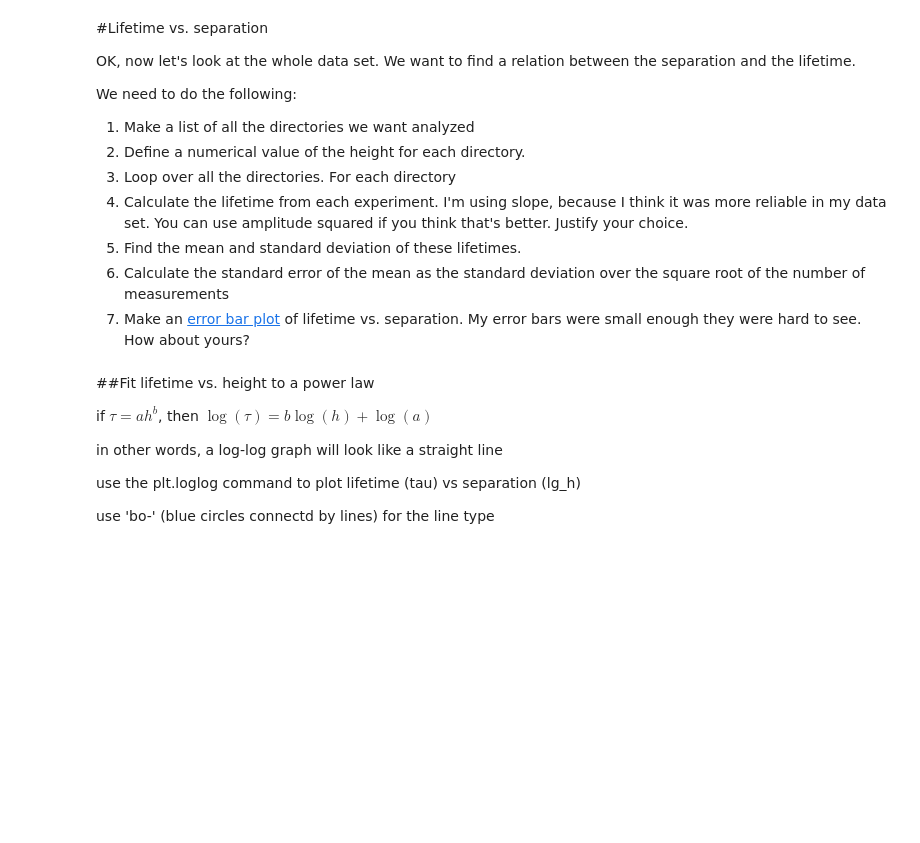
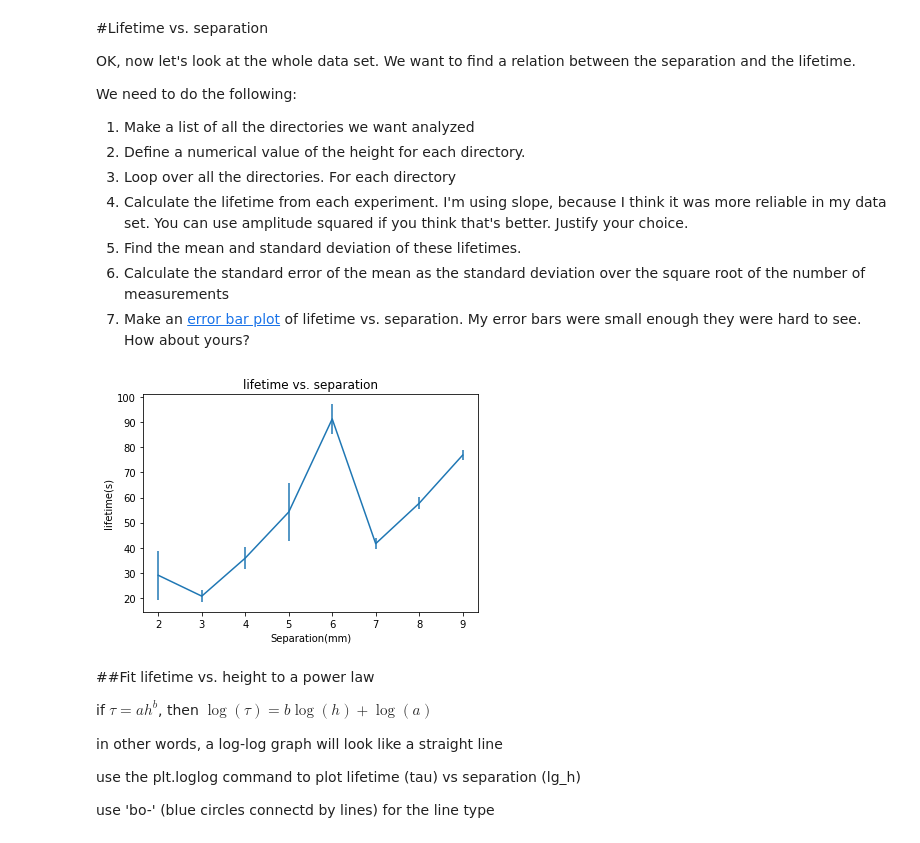
Before and after one commit to NYUExperimentalPhysics1-2021/labanalysis2-k1arac, a Jupyter notebook: Copy_of_LabAnalysis2.ipynb, the cells around one changed output. Saved outputs shown, nothing was run; the diff lists cells and outputs as text; code cells hidden in the pictures; blank space fills up the shorter version.

```diff
--- a/Copy_of_LabAnalysis2.ipynb
+++ b/Copy_of_LabAnalysis2.ipynb
@@ -318,39 +318,46 @@ We need to do the following:
   1. Calculate the standard error of the mean as the standard deviation over the square root of the number of measurements
 1. Make an [error bar plot](https://physics.nyu.edu/pine/pymanual/html/chap5/chap5_plot.html#error-bars) of lifetime vs. separation. My error bars were small enough they were hard to see. How about yours?
 # %%
-lg_dir = ("2mm", "3 mm", "4 mm", "5 mm", "6 mm", "7 mm", "8 mm", "9 mm") #replace with your directory names
+lg_dir = ("Que Chombo Large Bob 2mm", "Que Chombo Large Bob 3mm", "QUe Chombo Large Bob 4mm", "Que Chombo Large Bob 5mm", "Que Chombo Large Bob 6mm", "Que Chombo Large Bob 7mm", "Que Chombo Large Bob 8mm", "Que Chombo Large Bob 9mm") #replace with your directory names
 lg_h = np.array((2,3,4,5,6,7,8,9),'float') #replace with your distances
 maxtime = [-1] * len(lg_dir) #[-1, -1, -1, -1, -1, -1, -1, -1, -1] - you can explicitly define times for some or all directories if the default of 1.5 lifetimes isn't good for you
 
 #initialize numpy arrays
 lg_tau = lg_h*0.;
 lg_tau_sigma = lg_h*0.;
 lg_tau_sem = lg_h*0.;
 
 for i in range(len(lg_dir)):
     key = lg_dir[i]
     lifetime = []
     #if maxtime isn't defined, then calculate lifetime and use 1.5 lifetimes as the max time
     if (maxtime[i] <= 0):
       for file in largeSlope[key]:
         time, slope, number = loadSlopeFile(file)
         if (len(time) > 4):
           #CODE 14: two lines, calculate exponential fit of slope to time - time[0] and append -1/b to lifetime list
+          a,b,*_ = fitExponential(time-time[0], slope)
+          lifetime.append(-1/b)
       initial_lifetime = np.median(lifetime)
       maxtime[i] = initial_lifetime*1.5
       lifetime = []
 
     for file in largeSlope[key]:
       time, slope, number = loadSlopeFile(file, maxTime = maxtime[i])
       if (len(time) > 4):
         a,b,*_ = fitExponential(time-time[0], slope)
         lifetime.append(-1/b)
-    lg_tau[i] =  #CODE 15: calculate mean of lifetime list
+    lg_tau[i] = sum(lifetime)/len(lifetime)  #CODE 15: calculate mean of lifetime list
     lg_tau_sigma[i] = np.std(lifetime,ddof=1)
-    lg_tau_sem[i] = #CODE 16: lg_tau_sigma[i] / square root of the number of elements in the lifetime list
+    lg_tau_sem[i] = lg_tau_sigma[i]/np.sqrt(len(lifetime)) #CODE 16: lg_tau_sigma[i] / square root of the number of elements in the lifetime list
 
 #CODE17: use plt.errorbar to makea plot of lg_tau vs. tg_h with yerr of lg_tau_sem
+plt.errorbar(lg_h, lg_tau, yerr=lg_tau_sem)
+
 #CODE18: add title (lifetime vs. separation) xlabel (separation(mm)) and ylabel (lifetime(s)). hint add a ; to the end of the last line to eliminate the annoying text message in the output
+plt.title("lifetime vs. separation"); plt.xlabel("Separation(mm)"); plt.ylabel("lifetime(s)");
+# %% [output]
+[figure, added]
 # %% [markdown]
 ##Fit lifetime vs. height to a power law
 
```
Also changed, not shown: parts of 6 cells of this notebook.
